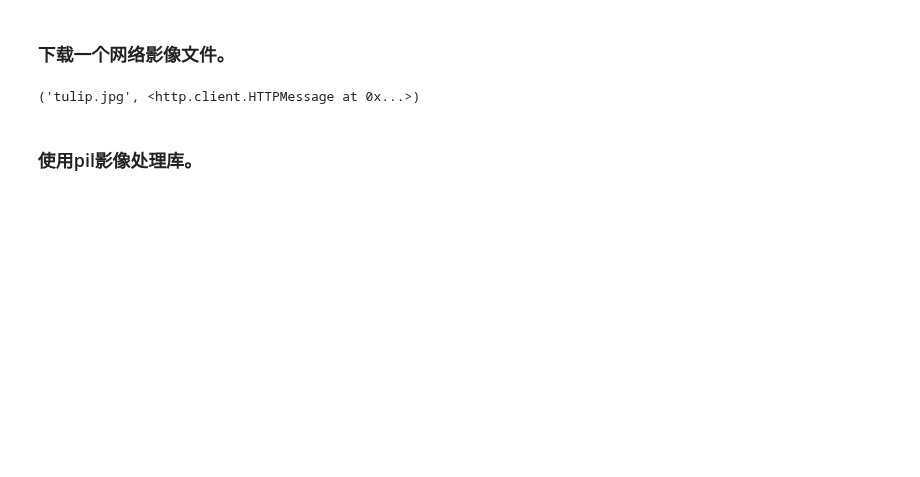
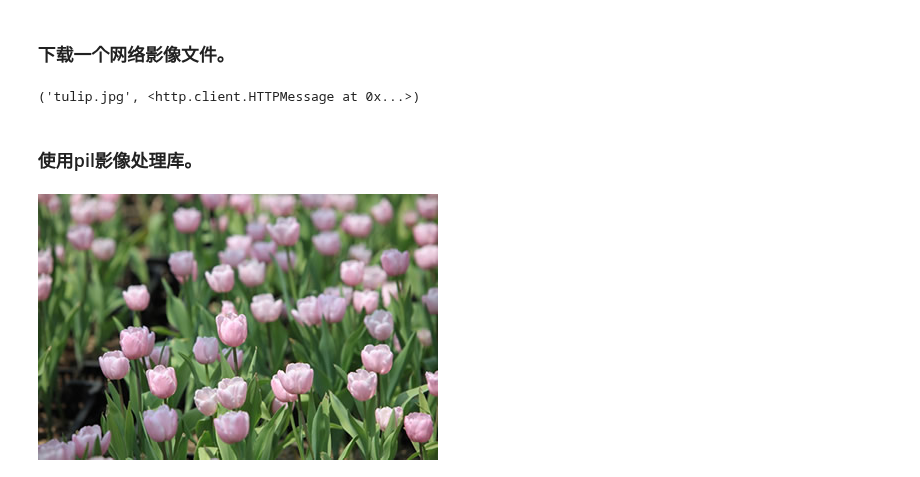
Before and after one commit to databooks/databook, a Jupyter notebook: quickstart/05-pyimages.ipynb, the cells around one changed output. Cells and saved outputs as stored; diff of their text form; code cells hidden in the pictures; blank space fills up the shorter version.

```diff
--- a/quickstart/05-pyimages.ipynb
+++ b/quickstart/05-pyimages.ipynb
@@ -36,0 +42,3 @@ urlretrieve("http://www.w3school.com.cn/i/eg_tulip.jpg", "tulip.jpg")
+# %%
+#Read image
+im = Image.open( 'tulip.jpg' )
@@ -36,0 +50,5 @@ urlretrieve("http://www.w3school.com.cn/i/eg_tulip.jpg", "tulip.jpg")
+# %%
+#Display image
+im
+# %% [output]
+[figure, added]
```
Also changed, not shown: parts of 12 cells of this notebook, 6 other files.
